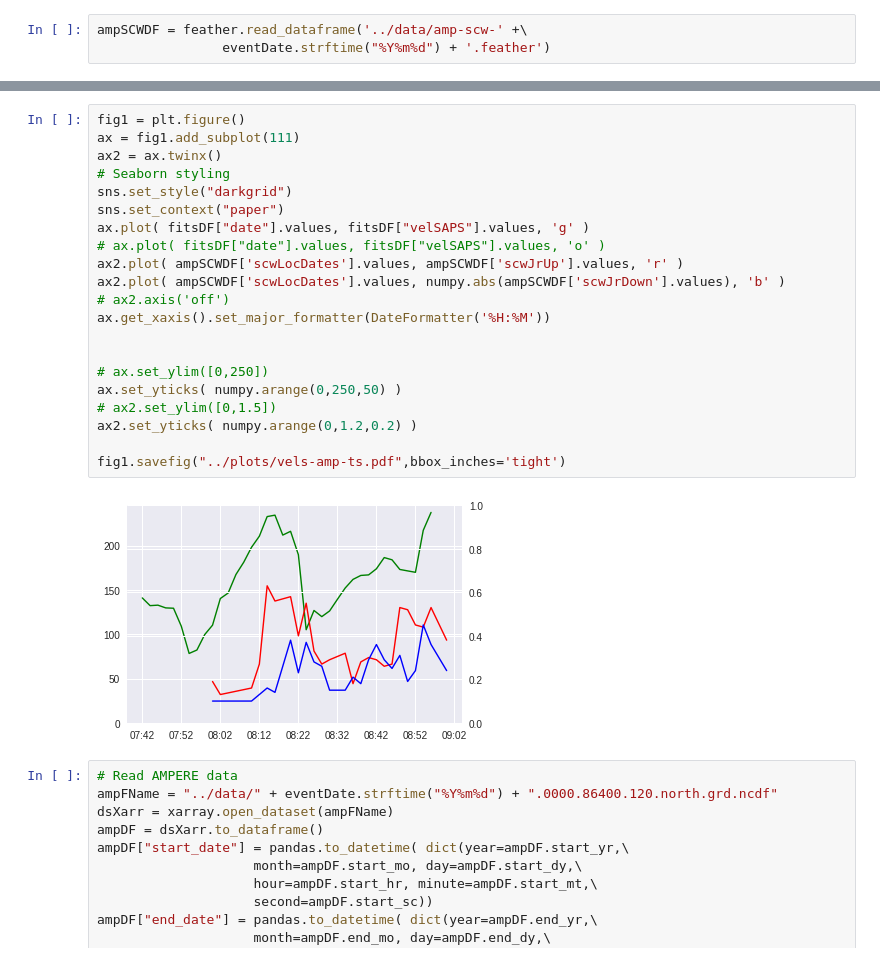
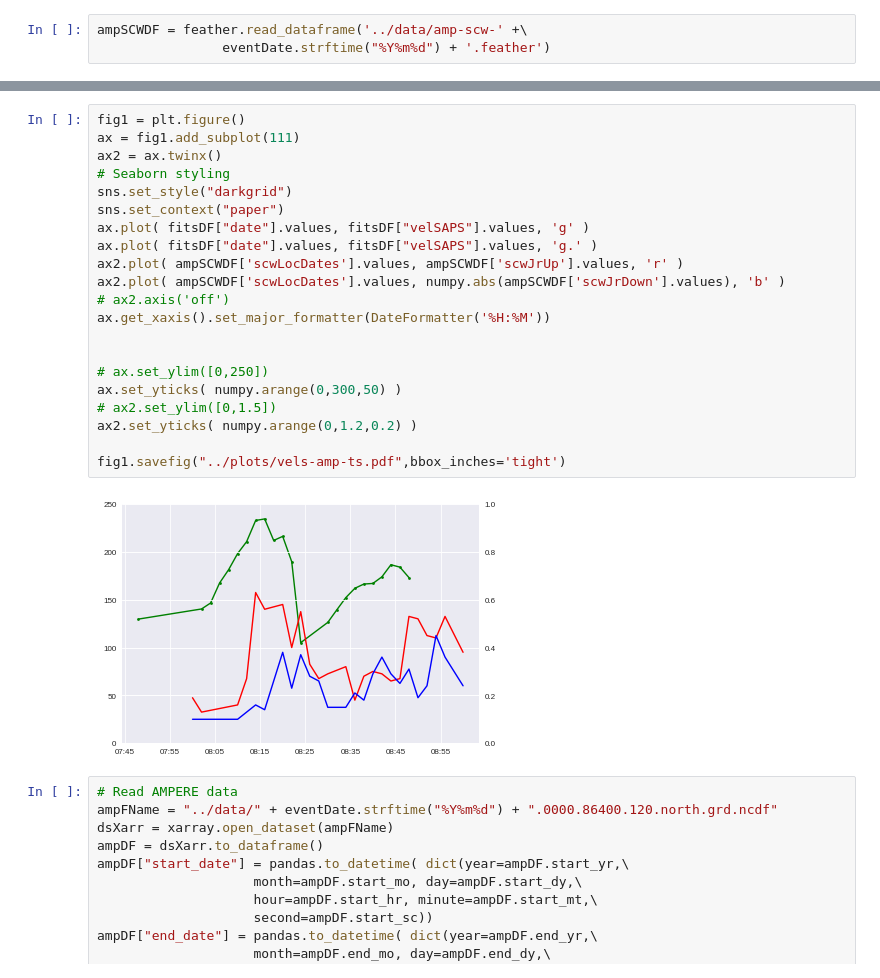
Before and after one commit to bharatreddy/scwsaps, a Jupyter notebook: ipy/saps_amp_sd.ipynb, the cells around one changed output, grey strips where cells are left out. Cells and saved outputs as stored; diff of their text form.

```diff
--- a/ipy/saps_amp_sd.ipynb
+++ b/ipy/saps_amp_sd.ipynb
@@ -69,26 +69,26 @@ fitsDF.head()
 # %%
 fig1 = plt.figure()
 ax = fig1.add_subplot(111)
 ax2 = ax.twinx()
 # Seaborn styling
 sns.set_style("darkgrid")
 sns.set_context("paper")
 ax.plot( fitsDF["date"].values, fitsDF["velSAPS"].values, 'g' )
-# ax.plot( fitsDF["date"].values, fitsDF["velSAPS"].values, 'o' )
+ax.plot( fitsDF["date"].values, fitsDF["velSAPS"].values, 'g.' )
 ax2.plot( ampSCWDF['scwLocDates'].values, ampSCWDF['scwJrUp'].values, 'r' )
 ax2.plot( ampSCWDF['scwLocDates'].values, numpy.abs(ampSCWDF['scwJrDown'].values), 'b' )
 # ax2.axis('off')
 ax.get_xaxis().set_major_formatter(DateFormatter('%H:%M'))
 
 
 # ax.set_ylim([0,250])
-ax.set_yticks( numpy.arange(0,250,50) )
+ax.set_yticks( numpy.arange(0,300,50) )
 # ax2.set_ylim([0,1.5])
 ax2.set_yticks( numpy.arange(0,1.2,0.2) )
 
 fig1.savefig("../plots/vels-amp-ts.pdf",bbox_inches='tight')
 # %% [output]
-[figure, old version]
+[figure, new version]
 # %%
 # Read AMPERE data
 ampFName = "../data/" + eventDate.strftime("%Y%m%d") + ".0000.86400.120.north.grd.ncdf"
```
Also changed, not shown: parts of 3 cells of this notebook, 11 other files.
